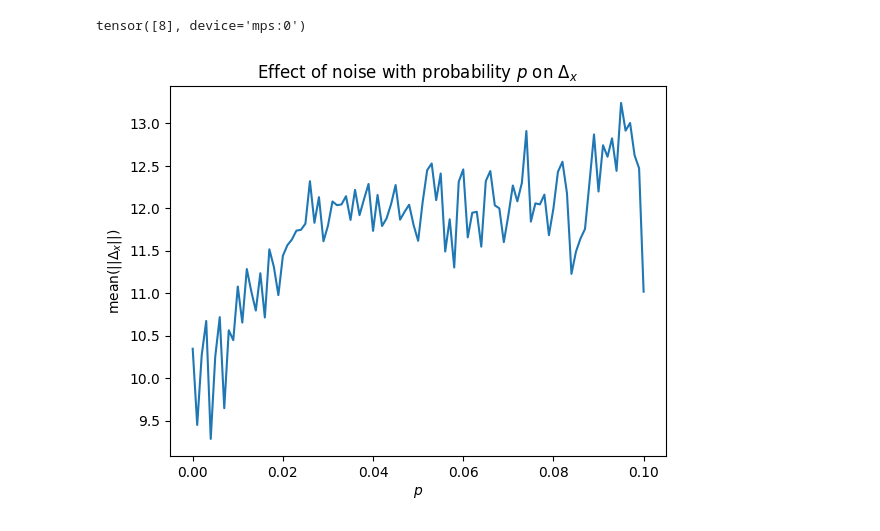
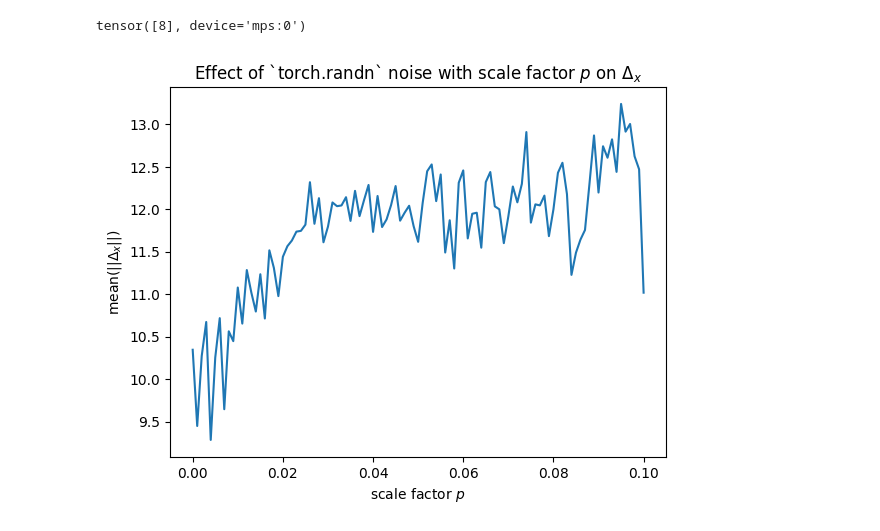
Before and after one commit to ameliamartinson/540-project-code, a Jupyter notebook: Coil20_simplified.ipynb, the cells around one changed output. Cells and saved outputs as stored; diff of their text form; code cells hidden in the pictures.

Commit message:
update plot

```diff
--- a/Coil20_simplified.ipynb
+++ b/Coil20_simplified.ipynb
@@ -412,11 +408,11 @@ results = torch.load("results.pk")
 # %%
 result = torch.tensor(results)
 means = result.mean(dim=1)
 p_axis = np.linspace(0,0.1,101)
 plt.plot(p_axis, means)
-plt.xlabel(r"$p$")
+plt.xlabel(r"scale factor $p$")
 plt.ylabel(r"$\text{mean}(||\Delta_x||)$")
-plt.title(r"Effect of noise with probability $p$ on $\Delta_x$")
+plt.title(r"Effect of `torch.randn` noise with scale factor $p$ on $\Delta_x$")
 plt.show()
 # %% [output]
-[figure, old version]
+[figure, new version]
```
Also changed, not shown: parts of 1 cell of this notebook, 2 other files.
